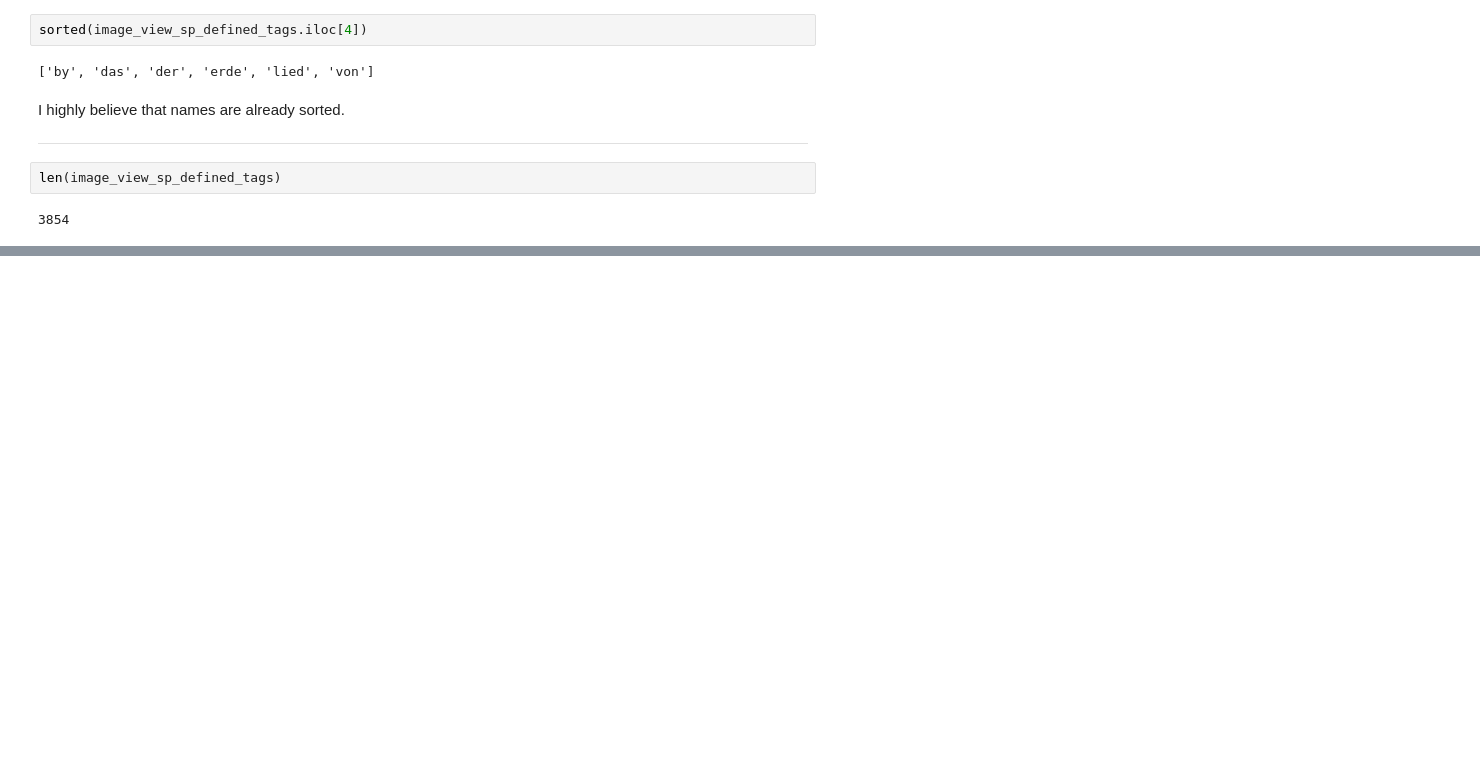
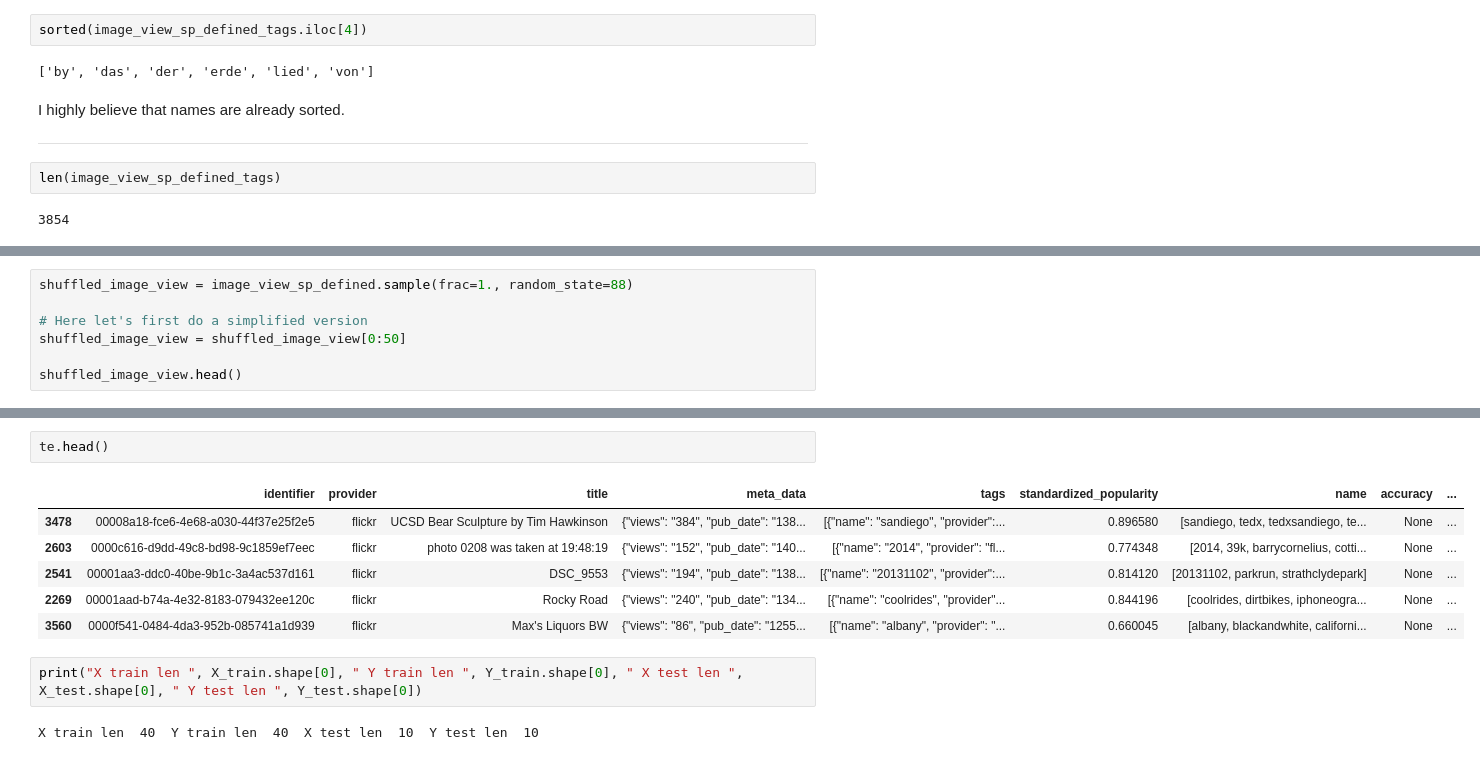
Before and after one commit to creativecommons/data-science-playground, a Jupyter notebook: Image Popularity and Authority/Image_view_Table_with_Vectorized_Tags.ipynb, the cells around one changed output, grey strips where cells are left out. Cells and saved outputs as stored; diff of their text form; blank space fills up the shorter version.

```diff
--- a/Image Popularity and Authority/Image_view_Table_with_Vectorized_Tags.ipynb
+++ b/Image Popularity and Authority/Image_view_Table_with_Vectorized_Tags.ipynb
@@ -776,0 +906,7 @@ for s in sorted_repeated_tags_count:
+# %%
+shuffled_image_view = image_view_sp_defined.sample(frac=1., random_state=88)
+
+# Here let's first do a simplified version
+shuffled_image_view = shuffled_image_view[0:50]
+
+shuffled_image_view.head()
@@ -776,0 +1035,13 @@ for s in sorted_repeated_tags_count:
+# %%
+te.head()
+# %% [output]
+|  | identifier | provider | title | meta_data | tags | standardized_popularity | name | accuracy | ... |
+| 3478 | 00008a18-fce6-4e68-a030-44f37e25f2e5 | flickr | UCSD Bear Sculpture by Tim Hawkinson | {"views": "384", "pub_date": "138... | [{"name": "sandiego", "provider":... | 0.896580 | [sandiego, tedx, tedxsandiego, te... | None | ... |
+| 2603 | 0000c616-d9dd-49c8-bd98-9c1859ef7eec | flickr | photo 0208 was taken at 19:48:19 | {"views": "152", "pub_date": "140... | [{"name": "2014", "provider": "fl... | 0.774348 | [2014, 39k, barrycornelius, cotti... | None | ... |
+| 2541 | 00001aa3-ddc0-40be-9b1c-3a4ac537d161 | flickr | DSC_9553 | {"views": "194", "pub_date": "138... | [{"name": "20131102", "provider":... | 0.814120 | [20131102, parkrun, strathclydepark] | None | ... |
+| 2269 | 00001aad-b74a-4e32-8183-079432ee120c | flickr | Rocky Road | {"views": "240", "pub_date": "134... | [{"name": "coolrides", "provider"... | 0.844196 | [coolrides, dirtbikes, iphoneogra... | None | ... |
+| 3560 | 0000f541-0484-4da3-952b-085741a1d939 | flickr | Max's Liquors BW | {"views": "86", "pub_date": "1255... | [{"name": "albany", "provider": "... | 0.660045 | [albany, blackandwhite, californi... | None | ... |
+# %%
+print("X train len ", X_train.shape[0], " Y train len ", Y_train.shape[0], " X test len ", X_test.shape[0], " Y test len ", Y_test.shape[0])
+# %% [output]
+X train len  40  Y train len  40  X test len  10  Y test len  10
```
Also changed, not shown: parts of 64 cells of this notebook.
